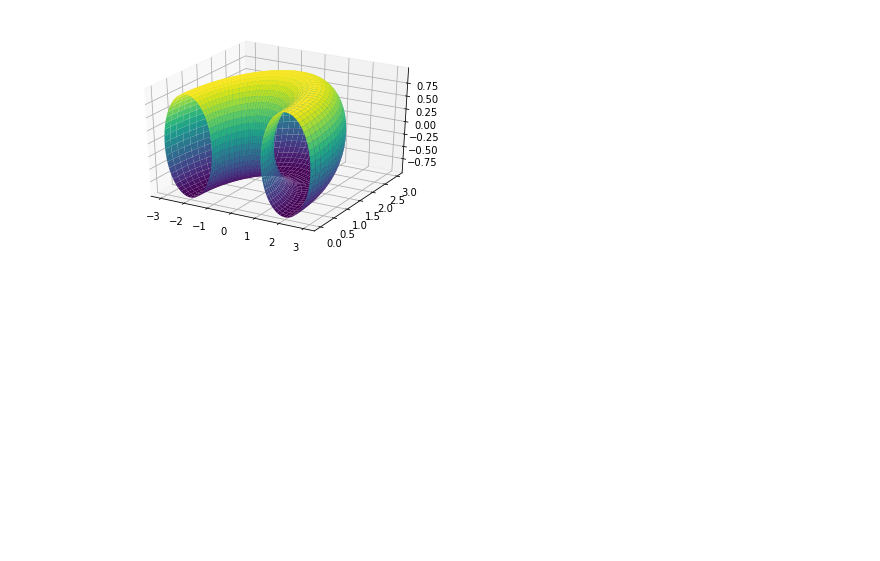
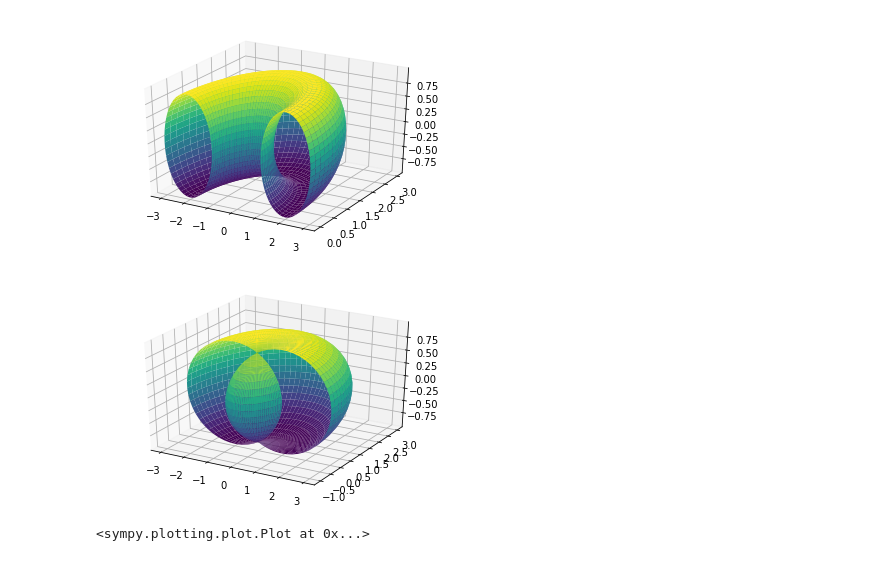
Before and after one commit to mattConn/mathematical-programming, a Jupyter notebook: notebooks/torus-plot.ipynb, the cells around one changed output. Saved outputs shown, nothing was run; the diff lists cells and outputs as text; code cells hidden in the pictures; blank space fills up the shorter version.

```diff
--- a/notebooks/torus-plot.ipynb
+++ b/notebooks/torus-plot.ipynb
@@ -15,3 +15,11 @@ def r(t):
 p = plot3d_parametric_surface(r(v)*cos(u),r(v)*sin(u),b*sin(v), (u, 0, pi), (v, 0, 2*pi))
 # %% [output]
 [figure]
+# %%
+def s(t):
+    return (1+2*cos(t))
+
+plot3d_parametric_surface( s(v)*cos(u),s(v)*sin(u),sin(v), (u, 0, pi), (v, -pi, pi))
+# %% [output]
+[figure, added]
+<sympy.plotting.plot.Plot at 0x...>
```
Also changed, not shown: parts of 4 cells of this notebook, 1 other file.
